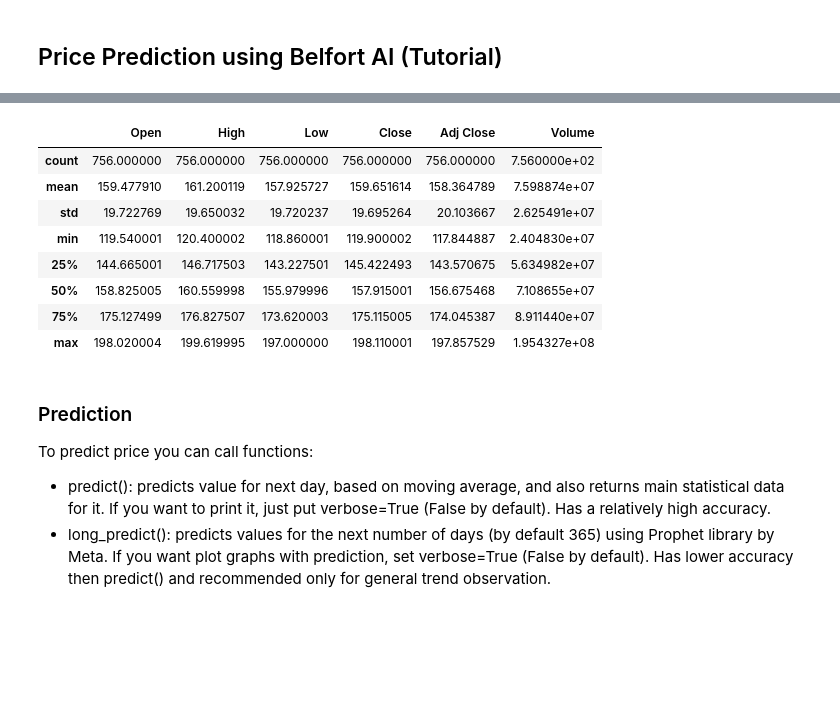
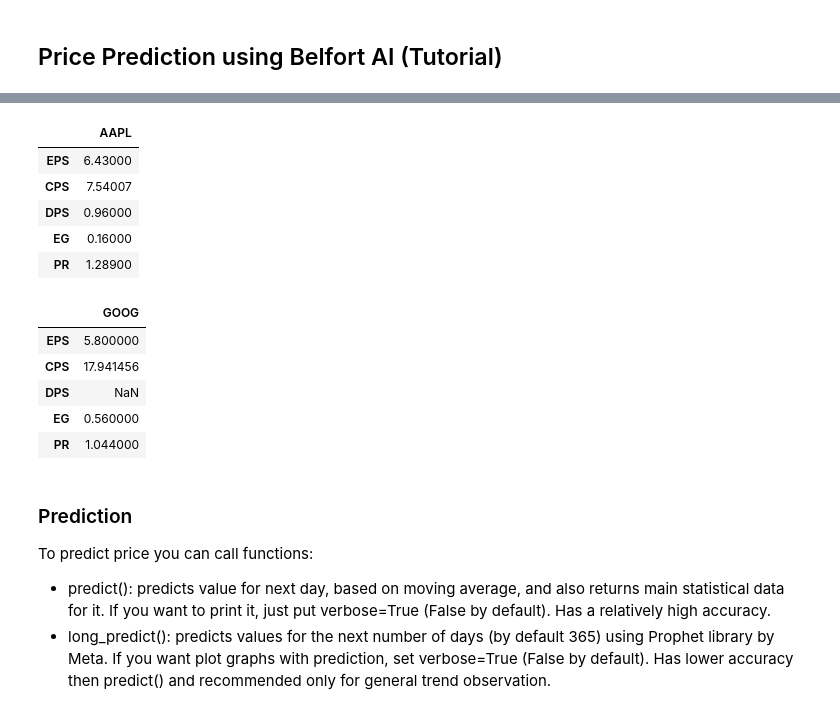
Before and after one commit to Duitenberg-ICT/DB-InvestmentBot, a Jupyter notebook: src/demo.ipynb, the cells around one changed output, grey strips where cells are left out. Saved outputs shown, nothing was run; the diff lists cells and outputs as text; code cells hidden in the pictures; blank space fills up the shorter version.

```diff
--- a/src/demo.ipynb
+++ b/src/demo.ipynb
@@ -11,5 +6,5 @@ Then, choose your favourite ticker you want make a prediction for (multiple tick
 # %%
-ticker = "AAPL"
-predictor = Predictor(ticker, period="3y")
+ticker1 = BelfortTicker("AAPL", period="3y")
+ticker2 = BelfortTicker("GOOG", period="3y")
 # %% [output]
 [*********************100%%**********************]  1 of 1 completed
@@ -28,15 +28,21 @@ You can overview main statistical data such as mean, std, percentiles, and so on
 # %%
-predictor.overview()
+ticker1.get_ratios()
 # %% [output]
-|  | Open | High | Low | Close | Adj Close | Volume |
-| count | 756.000000 | 756.000000 | 756.000000 | 756.000000 | 756.000000 | 7.560000e+02 |
-| mean | 159.477910 | 161.200119 | 157.925727 | 159.651614 | 158.364789 | 7.598874e+07 |
-| std | 19.722769 | 19.650032 | 19.720237 | 19.695264 | 20.103667 | 2.625491e+07 |
-| min | 119.540001 | 120.400002 | 118.860001 | 119.900002 | 117.844887 | 2.404830e+07 |
-| 25% | 144.665001 | 146.717503 | 143.227501 | 145.422493 | 143.570675 | 5.634982e+07 |
-| 50% | 158.825005 | 160.559998 | 155.979996 | 157.915001 | 156.675468 | 7.108655e+07 |
-| 75% | 175.127499 | 176.827507 | 173.620003 | 175.115005 | 174.045387 | 8.911440e+07 |
-| max | 198.020004 | 199.619995 | 197.000000 | 198.110001 | 197.857529 | 1.954327e+08 |
+|  | AAPL |
+| EPS | 6.43000 |
+| CPS | 7.54007 |
+| DPS | 0.96000 |
+| EG | 0.16000 |
+| PR | 1.28900 |
+# %%
+ticker2.get_ratios()
+# %% [output]
+|  | GOOG |
+| EPS | 5.800000 |
+| CPS | 17.941456 |
+| DPS | NaN |
+| EG | 0.560000 |
+| PR | 1.044000 |
 # %% [markdown]
 ### Prediction
 To predict price you can call functions:
```
Also changed, not shown: parts of 14 cells of this notebook, 2 other files.
